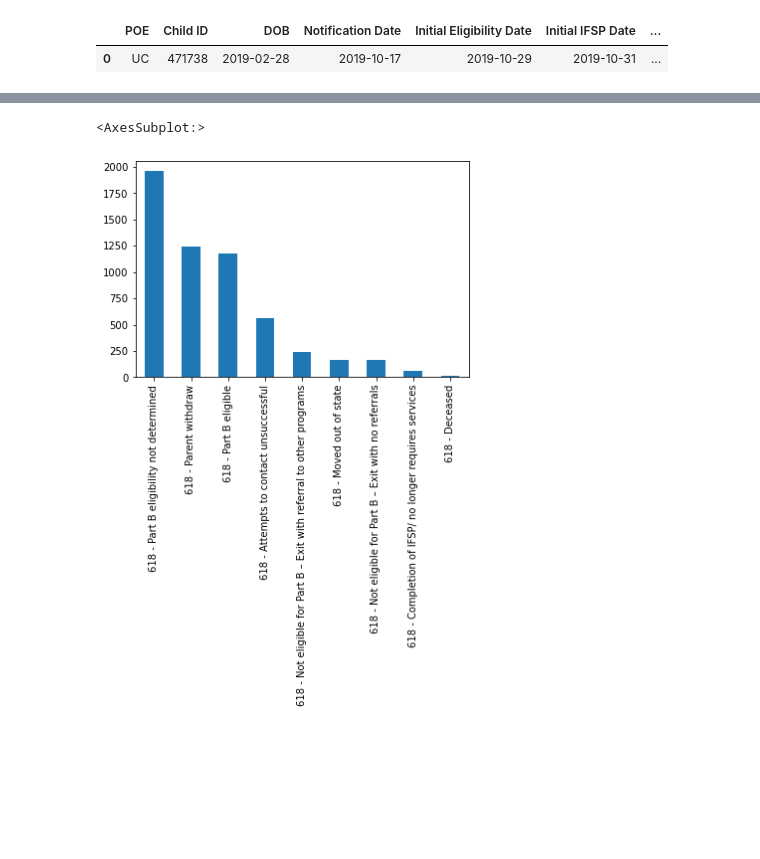
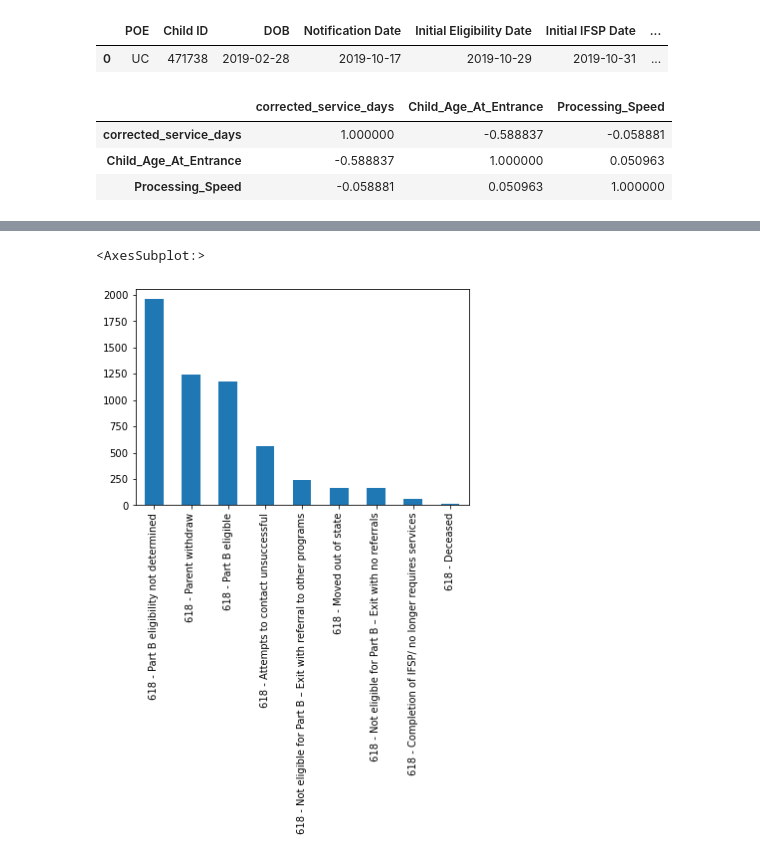
Before and after one commit to TPSchwartz/ddid-cheesecake_factory, a Jupyter notebook: IDEA Day 5.ipynb, the cells around one changed output, grey strips where cells are left out. Saved outputs shown, nothing was run; the diff lists cells and outputs as text; code cells hidden in the pictures; blank space fills up the shorter version.

```diff
--- a/IDEA Day 5.ipynb
+++ b/IDEA Day 5.ipynb
@@ -102,3 +138,11 @@ exit_notes_df.head(1)
 # %% [output]
 |  | POE | Child ID | DOB | Notification Date | Initial Eligibility Date | Initial IFSP Date | ... |
 | 0 | UC | 471738 | 2019-02-28 | 2019-10-17 | 2019-10-29 | 2019-10-31 | ... |
+# %%
+# CORRELATIONS
+exit_notes_df[['corrected_service_days', 'Child_Age_At_Entrance', 'Processing_Speed']].corr()
+# %% [output]
+|  | corrected_service_days | Child_Age_At_Entrance | Processing_Speed |
+| corrected_service_days | 1.000000 | -0.588837 | -0.058881 |
+| Child_Age_At_Entrance | -0.588837 | 1.000000 | 0.050963 |
+| Processing_Speed | -0.058881 | 0.050963 | 1.000000 |
```
Also changed, not shown: parts of 11 cells of this notebook.
